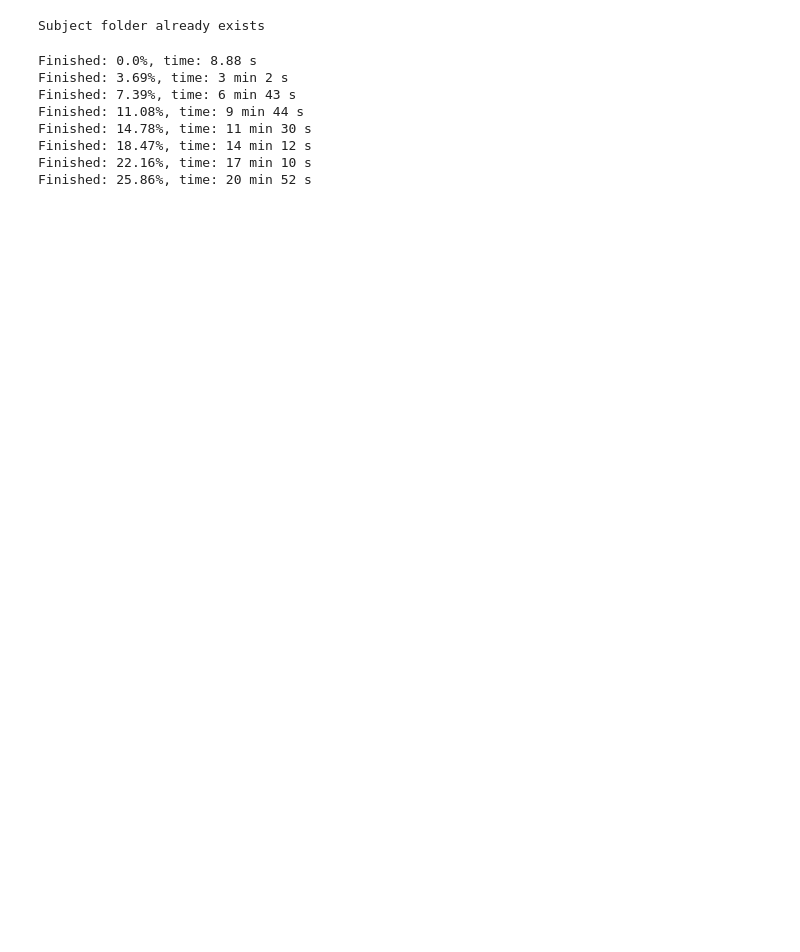
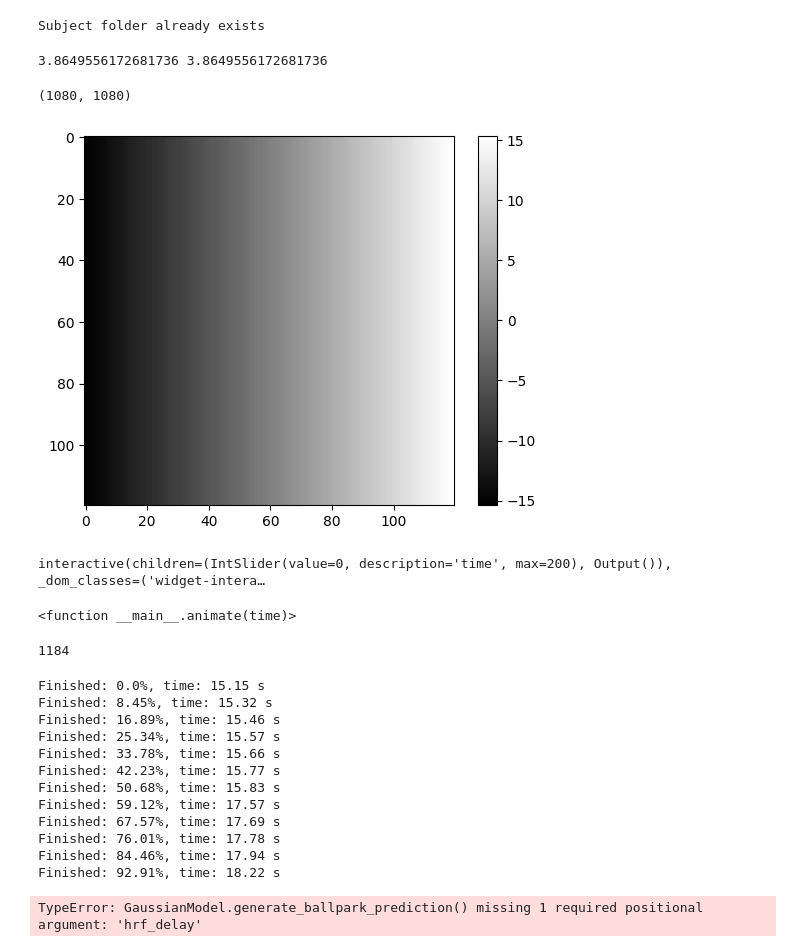
Before and after one commit to clayspacelab/popeye_model_fit, a Jupyter notebook: run_modelfit.ipynb, the cells around one changed output. Saved outputs shown, nothing was run; the diff lists cells and outputs as text; code cells hidden in the pictures; blank space fills up the shorter version.

```diff
--- a/run_modelfit.ipynb
+++ b/run_modelfit.ipynb
@@ -22,10 +22,10 @@ from dataloader import set_paths, load_stimuli, copy_files
 params = {}
 params['subjID'] = 'JC'
 # Got these from Zhengang, and he got it from rsvp_params.txt
-params['viewingDistance'] = 83.5 # in cm
-params['screenWidth'] = 36.2 # in cm
-params['scaleFactor'] = 1
-params['resampleFactor'] = 1
+params['viewingDistance'] = 63 #83.5 # in cm
+params['screenWidth'] = 35 #36.2 # in cm
+params['scaleFactor'] = 1#0.1
+params['resampleFactor'] =1 # 1080/120
 params['dtype'] = ctypes.c_int16
 
 p = set_paths(params)
@@ -66,18 +66,29 @@ if brainmask_data.shape[0] == 2*brainmask_data.shape[2]:
 Subject folder already exists
 # %%
 # create stimulus object from popeye
-stimulus = VisualStimulus(bar,
+stimulus = VisualStimulus(bar.astype('int16'),
                           params['viewingDistance'],
                           params['screenWidth'],
                           params['scaleFactor'],
                           params['tr_length'],
                           params['dtype'],
 )
-                        # 'blinear')
+                        #  'blinear')
+# %%
+print(stimulus.ppd, stimulus.ppd0)
+# %% [output]
+3.8649556172681736 3.8649556172681736
+# %%
+np.shape(stimulus.deg_x)
+# %% [output]
+(1080, 1080)
 # %%
 plt.figure()
-plt.imshow(stimulus.deg_x, cmap='gray')
+plt.imshow(stimulus.deg_x0, cmap='gray')
+plt.colorbar()
 plt.show()
+# %% [output]
+[figure, added]
 # %%
 # Crete an animation through time for stimulus.stim_arr whose third axis is time
 def animate(time):
@@ -85,6 +96,9 @@ def animate(time):
     plt.show()
 
 interact(animate, time=widgets.IntSlider(min=0, max=stimulus.stim_arr.shape[-1]-1, step=1, value=0))
+# %% [output]
+interactive(children=(IntSlider(value=0, description='time', max=200), Output()), _dom_classes=('widget-intera…
+<function __main__.animate(time)>
 # %%
 # Testing only on visual ROIs
 # Load visual ROIs
@@ -103,4 +117,8 @@ visual_rois = lh_v1 + rh_v1
 visual_rois = visual_rois > 0
+# %%
+np.sum(visual_rois)
+# %% [output]
+1184
 # %%
 # # Run the fit
 # start_time = time.time()
@@ -236,9 +252,9 @@ def process_voxel(ix, iy, iz):
             if run_time < 60:
                 print(f"Finished: {round(th_vx_idx/len(vx_indices)*100, 2)}%, time: {round(run_time, 2)} s")
             elif run_time < 3600:
-                print(f"Finished: {round(th_vx_idx/len(vx_indices)*100, 2)}%, time: {round(run_time/60)} min {round(run_time%60)} s")
+                print(f"Finished: {round(th_vx_idx/len(vx_indices)*100, 2)}%, time: {int(np.floor(run_time/60))} min {round(run_time%60)} s")
             else:
-                print(f"Finished: {round(th_vx_idx/len(vx_indices)*100, 2)}%, time: {round(run_time/3600)} h {round(run_time%3600/60)} min {round(run_time%60)} s")
+                print(f"Finished: {round(th_vx_idx/len(vx_indices)*100, 2)}%, time: {int(np.floor(run_time/3600))} h {int(np.floor(run_time%3600/60))} min {round(run_time%60)} s")
         voxel_data = scan_data[ix, iy, iz, :]
         fit = og.GaussianFit(
             gaussian_model,
@@ -279,14 +295,19 @@ end_time = time.time()
 print()
 print(f"Time taken for fitting: {end_time - start_time}")
 # %% [output]
-Finished: 0.0%, time: 8.88 s
-Finished: 3.69%, time: 3 min 2 s
-Finished: 7.39%, time: 6 min 43 s
-Finished: 11.08%, time: 9 min 44 s
-Finished: 14.78%, time: 11 min 30 s
-Finished: 18.47%, time: 14 min 12 s
-Finished: 22.16%, time: 17 min 10 s
-Finished: 25.86%, time: 20 min 52 s
+Finished: 0.0%, time: 15.15 s
+Finished: 8.45%, time: 15.32 s
+Finished: 16.89%, time: 15.46 s
+Finished: 25.34%, time: 15.57 s
+Finished: 33.78%, time: 15.66 s
+Finished: 42.23%, time: 15.77 s
+Finished: 50.68%, time: 15.83 s
+Finished: 59.12%, time: 17.57 s
+Finished: 67.57%, time: 17.69 s
+Finished: 76.01%, time: 17.78 s
+Finished: 84.46%, time: 17.94 s
+Finished: 92.91%, time: 18.22 s
+TypeError: GaussianModel.generate_ballpark_prediction() missing 1 required positional argument: 'hrf_delay'
 # %%
 # def process_voxel(ix, iy, iz):
 #     if visual_rois[ix, iy, iz] == 1:
```
Also changed, not shown: parts of 5 cells of this notebook, 1 other file.
